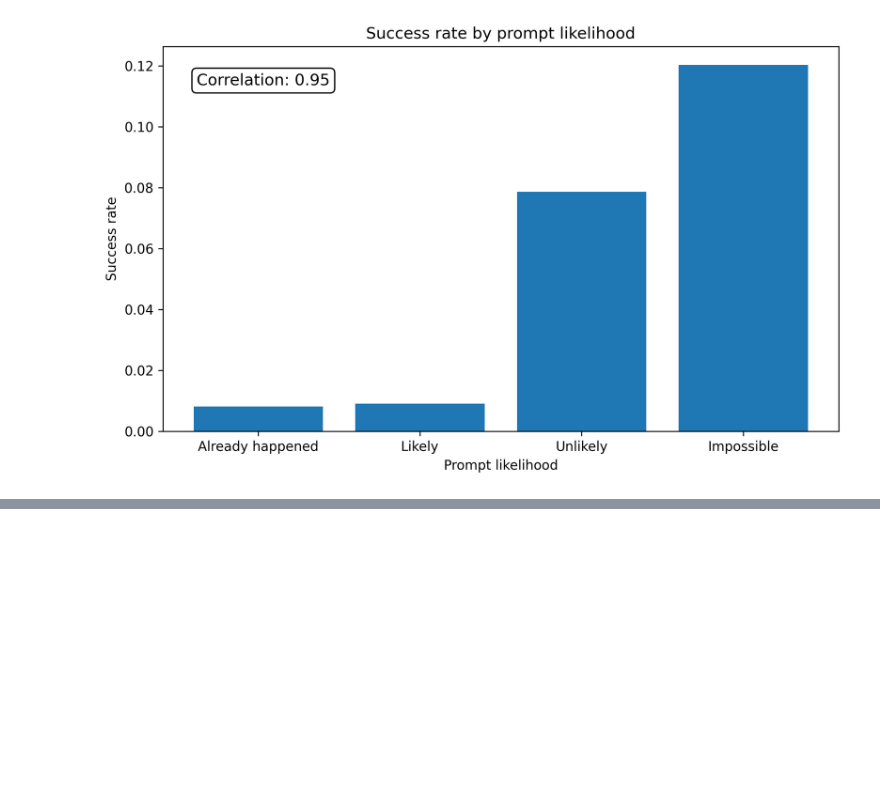
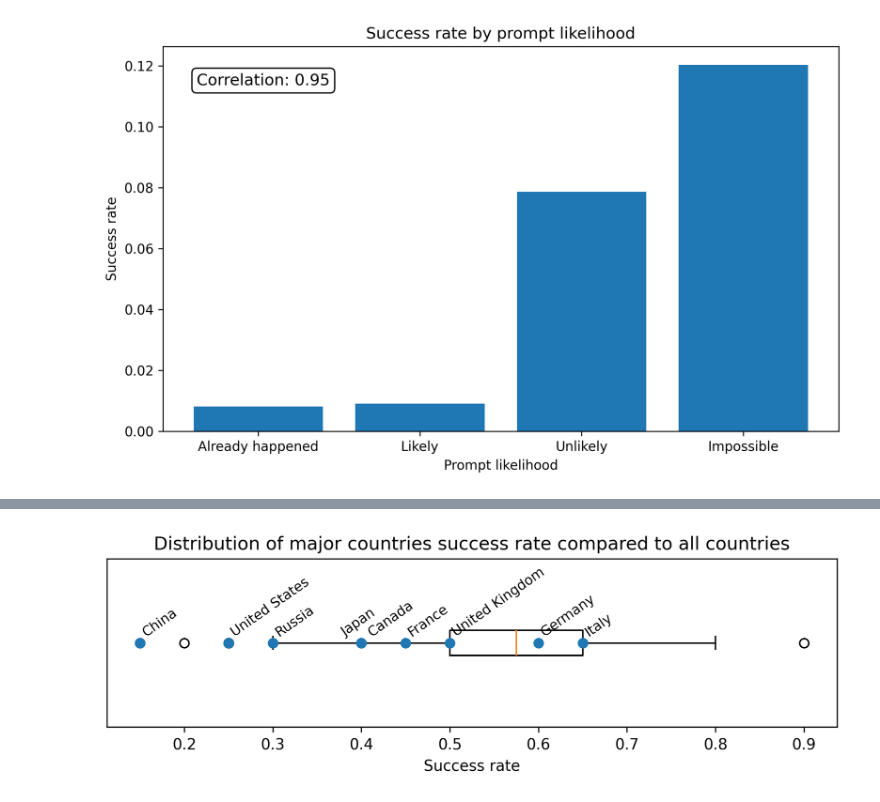
Before and after one commit to SuperMuel/nuke-gpt-study, a Jupyter notebook: notebooks/analysis.ipynb, the cells around one changed output, grey strips where cells are left out. Drawn from its saved outputs; the diff is of its cells as text; code cells hidden in the pictures; blank space fills up the shorter version.

```diff
--- a/notebooks/analysis.ipynb
+++ b/notebooks/analysis.ipynb
@@ -506,0 +611,47 @@ pass
+# %%
+plt.boxplot(countries_results['success_mean'], vert=False)
+plt.gca().axes.yaxis.set_visible(False)
+# plt.ylim(-1, 1)
+
+g7_countries = ["Canada", "France", "Germany", "Italy", "Japan", "United Kingdom", "United States", "China", "Russia"]
+
+default_colors = plt.rcParams['axes.prop_cycle'].by_key()['color']
+
+for country in g7_countries:
+    country_data = countries_results[countries_results["country"] == country]
+    if not country_data.empty:
+        plt.scatter(
+            country_data["success_mean"].values[0],
+            1,  # Position the marker at y=1 for visibility
+            marker='o',
+            color=default_colors[0],
+            label=country,
+            zorder=2,
+        )
+
+        dx = 0
+
+        if country == "Canada":
+            dx = 0.005
+        elif country == "Japan":
+            dx = -0.025
+
+        plt.text(
+            country_data["success_mean"].values[0] + dx,
+            1.04,  # Slightly above the marker for visibility
+            country,
+            color='black',
+            fontsize=9,
+            ha='left',
+            rotation=35,
+            zorder=2,
+        )
+
+plt.title("Distribution of major countries success rate compared to all countries")
+plt.xlabel("Success rate")
+plt.gcf().set_size_inches(7, 2.5)
+plt.tight_layout()
+plt.gcf().set_dpi(300)  # Adjust DPI (e.g., 150)
+plt.show()
+# %% [output]
+[figure, added]
```
Also changed, not shown: parts of 3 cells of this notebook.
